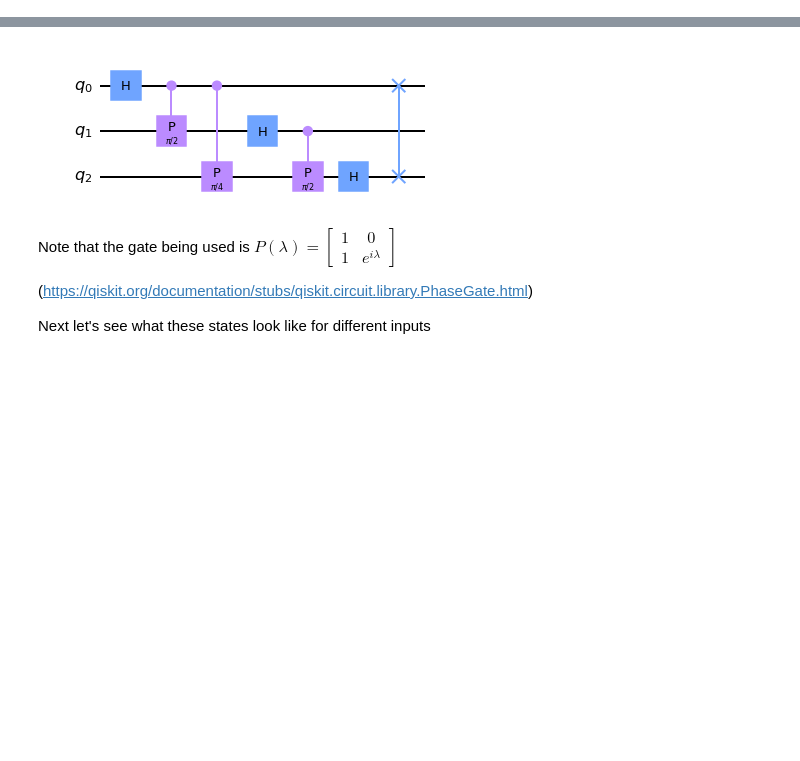
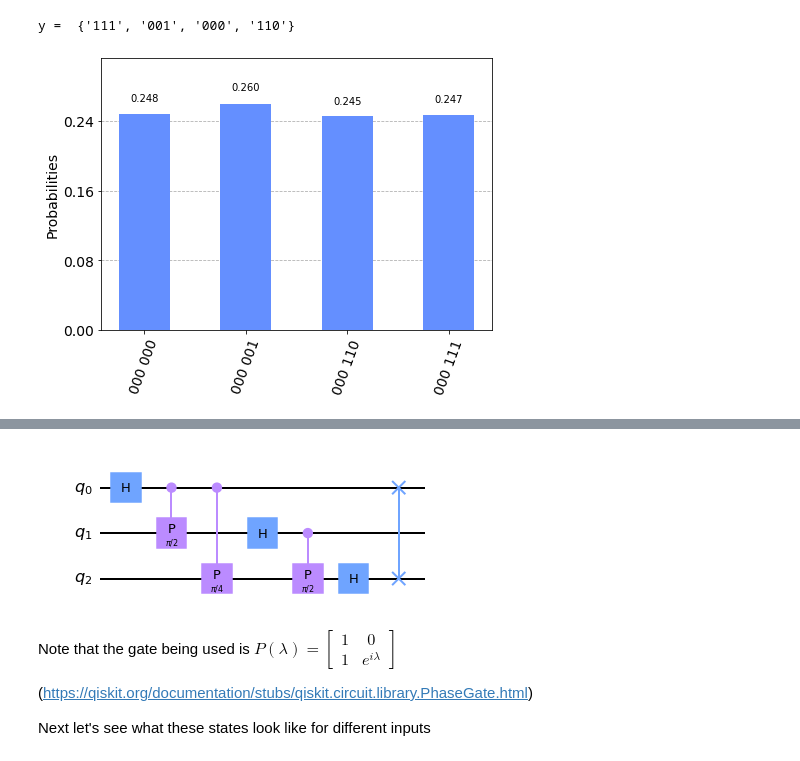
Before and after one commit to Duke-Undergrad-Quantum-Info-Society/house-course-2021-spring, a Jupyter notebook: Lecture9-Demo.ipynb, the cells around one changed output, grey strips where cells are left out. Cells and saved outputs as stored; diff of their text form; code cells hidden in the pictures; blank space fills up the shorter version.

```diff
--- a/Lecture9-Demo.ipynb
+++ b/Lecture9-Demo.ipynb
@@ -126,0 +117,12 @@ ExtensionError: 'Input matrix is not unitary.'
+# %%
+from qiskit import BasicAer, execute
+from qiskit.visualization import plot_histogram
+
+backend = BasicAer.get_backend("qasm_simulator")
+results = execute(qc, backend, shots=1024).result().get_counts()
+
+print("y = ", set([k[-3:] for k in results.keys()]))
+plot_histogram(results)
+# %% [output]
+y =  {'111', '001', '000', '110'}
+[figure, added]
```
Also changed, not shown: parts of 30 cells of this notebook, 3 other files.
